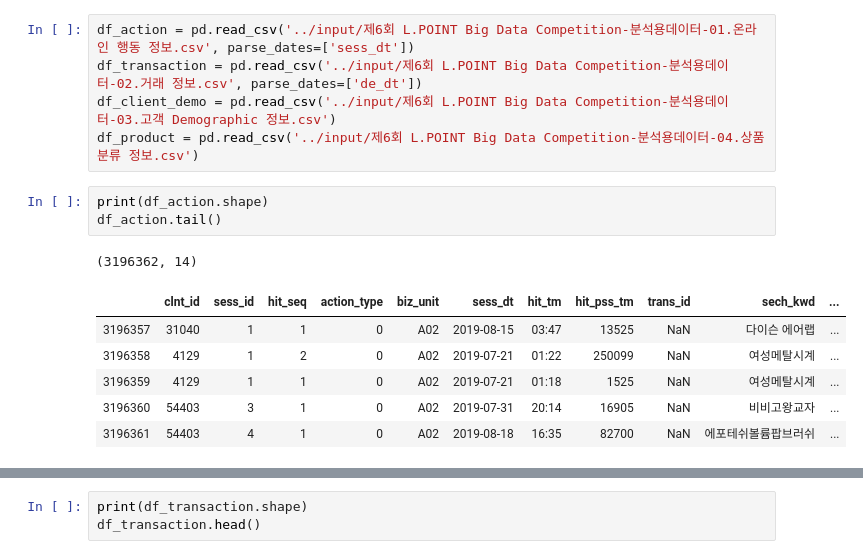
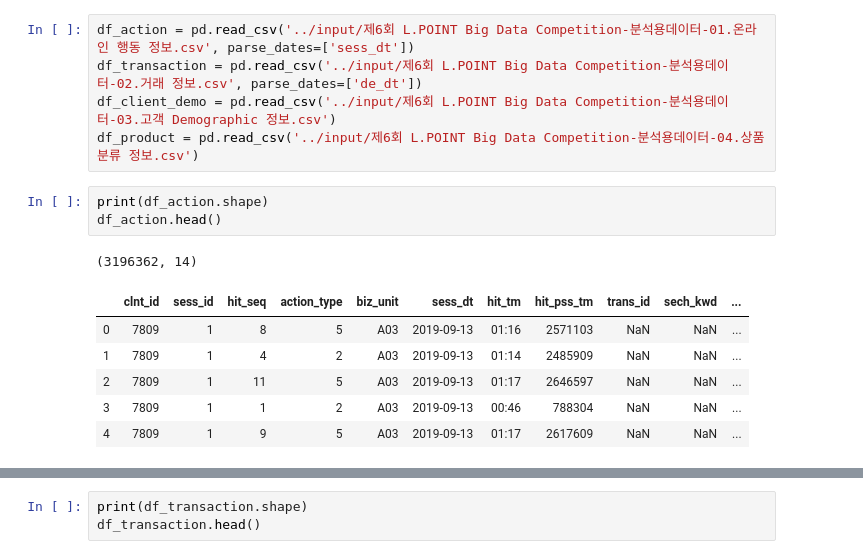
Before and after one commit to hojisu/recommendation-project, a Jupyter notebook: Ecommerce-Implicit-Data-Recommender-System.ipynb, the cells around one changed output, grey strips where cells are left out. Saved outputs shown, nothing was run; the diff lists cells and outputs as text.

```diff
--- a/Ecommerce-Implicit-Data-Recommender-System.ipynb
+++ b/Ecommerce-Implicit-Data-Recommender-System.ipynb
@@ -35,12 +35,12 @@ df_client_demo = pd.read_csv('../input/제6회 L.POINT Big Data Competition-분
 df_product = pd.read_csv('../input/제6회 L.POINT Big Data Competition-분석용데이터-04.상품분류 정보.csv')
 # %%
 print(df_action.shape)
-df_action.tail()
+df_action.head()
 # %% [output]
 (3196362, 14)
 |  | clnt_id | sess_id | hit_seq | action_type | biz_unit | sess_dt | hit_tm | hit_pss_tm | trans_id | sech_kwd | ... |
-| 3196357 | 31040 | 1 | 1 | 0 | A02 | 2019-08-15 | 03:47 | 13525 | NaN | 다이슨 에어랩 | ... |
-| 3196358 | 4129 | 1 | 2 | 0 | A02 | 2019-07-21 | 01:22 | 250099 | NaN | 여성메탈시계 | ... |
-| 3196359 | 4129 | 1 | 1 | 0 | A02 | 2019-07-21 | 01:18 | 1525 | NaN | 여성메탈시계 | ... |
-| 3196360 | 54403 | 3 | 1 | 0 | A02 | 2019-07-31 | 20:14 | 16905 | NaN | 비비고왕교자 | ... |
-| 3196361 | 54403 | 4 | 1 | 0 | A02 | 2019-08-18 | 16:35 | 82700 | NaN | 에포테쉬볼륨팝브러쉬 | ... |
+| 0 | 7809 | 1 | 8 | 5 | A03 | 2019-09-13 | 01:16 | 2571103 | NaN | NaN | ... |
+| 1 | 7809 | 1 | 4 | 2 | A03 | 2019-09-13 | 01:14 | 2485909 | NaN | NaN | ... |
+| 2 | 7809 | 1 | 11 | 5 | A03 | 2019-09-13 | 01:17 | 2646597 | NaN | NaN | ... |
+| 3 | 7809 | 1 | 1 | 2 | A03 | 2019-09-13 | 00:46 | 788304 | NaN | NaN | ... |
+| 4 | 7809 | 1 | 9 | 5 | A03 | 2019-09-13 | 01:17 | 2617609 | NaN | NaN | ... |
```
Also changed, not shown: parts of 6 cells of this notebook, 3 other files.
